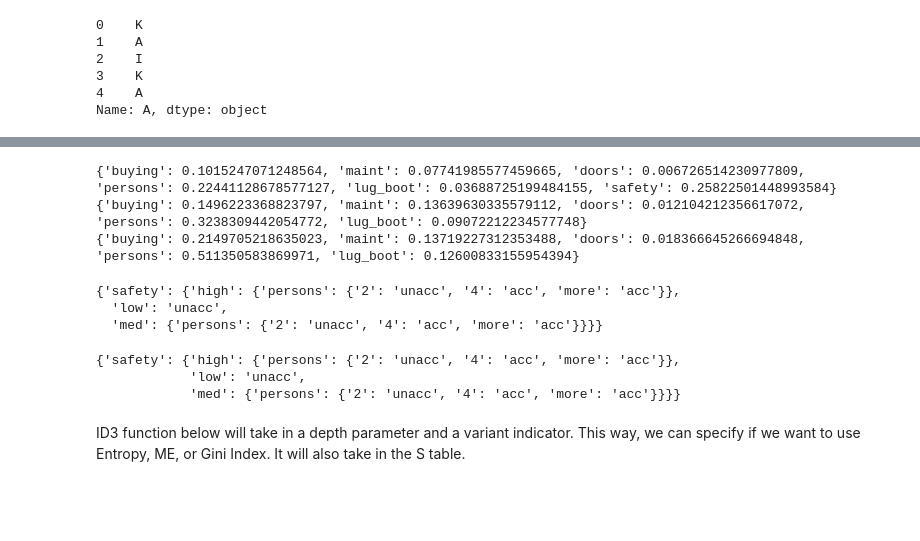
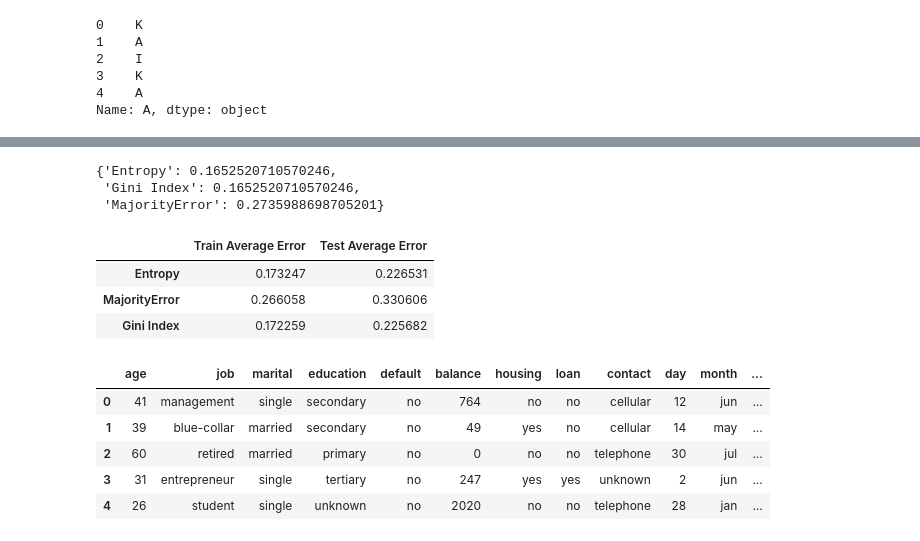
Before and after one commit to Kaivan-Khazeni/Machine_Learning, a Jupyter notebook: HW1_ML.ipynb, the cells around one changed output, grey strips where cells are left out. Drawn from its saved outputs; the diff is of its cells as text; code cells hidden in the pictures; blank space fills up the shorter version.

```diff
--- a/HW1_ML.ipynb
+++ b/HW1_ML.ipynb
@@ -103,0 +271,32 @@ hey[hey["Outlook"] == "S"]
+# %%
+error_dict_per_variant
+testing_error
+# %% [output]
+{'Entropy': 0.1652520710570246,
+ 'Gini Index': 0.1652520710570246,
+ 'MajorityError': 0.2735988698705201}
+# %%
+Errors = {'Train Average Error':[error_dict_per_variant['Entropy'],error_dict_per_variant['MajorityError'],error_dict_per_variant['Gini Index']],
+         'Test Average Error':[testing_error['Entropy'],testing_error['MajorityError'],testing_error['Gini Index']]}
+
+error_df = pd.DataFrame(Errors, index=['Entropy','MajorityError','Gini Index'])
+error_df
+# %% [output]
+|  | Train Average Error | Test Average Error |
+| Entropy | 0.173247 | 0.226531 |
+| MajorityError | 0.266058 | 0.330606 |
+| Gini Index | 0.172259 | 0.225682 |
+# %%
+bank_attributes = ["age","job","marital","education","default","balance","housing","loan","contact","day","month","duration","campaign","pdays","previous","poutcome","y"]
+# %%
+bank_df_train = pd.read_csv ('Bank/train.csv',names=bank_attributes)
+bank_df_train.head(5)
+bank_df_test = pd.read_csv ('Bank/test.csv',names=bank_attributes)
+bank_df_test.head(5)
+# %% [output]
+|  | age | job | marital | education | default | balance | housing | loan | contact | day | month | ... |
+| 0 | 41 | management | single | secondary | no | 764 | no | no | cellular | 12 | jun | ... |
+| 1 | 39 | blue-collar | married | secondary | no | 49 | yes | no | cellular | 14 | may | ... |
+| 2 | 60 | retired | married | primary | no | 0 | no | no | telephone | 30 | jul | ... |
+| 3 | 31 | entrepreneur | single | tertiary | no | 247 | yes | yes | unknown | 2 | jun | ... |
+| 4 | 26 | student | single | unknown | no | 2020 | no | no | telephone | 28 | jan | ... |
@@ -104,21 +361,2 @@ hey[hey["Outlook"] == "S"]
 # %%
-decision_table = ID3(-1*float("inf"),1,1,df,"none",tree=None)
-decision_table
+train_tree = ID3(-1*float("inf"),16,1,bank_df_train,"none",tree=None)
-# %% [output]
-{'buying': 0.1015247071248564, 'maint': 0.07741985577459665, 'doors': 0.006726514230977809, 'persons': 0.22441128678577127, 'lug_boot': 0.03688725199484155, 'safety': 0.25822501448993584}
-{'buying': 0.1496223368823797, 'maint': 0.13639630335579112, 'doors': 0.012104212356617072, 'persons': 0.3238309442054772, 'lug_boot': 0.09072212234577748}
-{'buying': 0.2149705218635023, 'maint': 0.13719227312353488, 'doors': 0.018366645266694848, 'persons': 0.511350583869971, 'lug_boot': 0.12600833155954394}
-{'safety': {'high': {'persons': {'2': 'unacc', '4': 'acc', 'more': 'acc'}},
-  'low': 'unacc',
-  'med': {'persons': {'2': 'unacc', '4': 'acc', 'more': 'acc'}}}}
-# %%
-import pprint
-
-pprint.pprint(decision_table)
-# %% [output]
-{'safety': {'high': {'persons': {'2': 'unacc', '4': 'acc', 'more': 'acc'}},
-            'low': 'unacc',
-            'med': {'persons': {'2': 'unacc', '4': 'acc', 'more': 'acc'}}}}
-# %% [markdown]
-ID3 function below will take in a depth parameter and a variant indicator.  This way, we can specify if we want
-to use Entropy, ME, or Gini Index.  It will also take in the S table.
```
Also changed, not shown: parts of 28 cells of this notebook.
